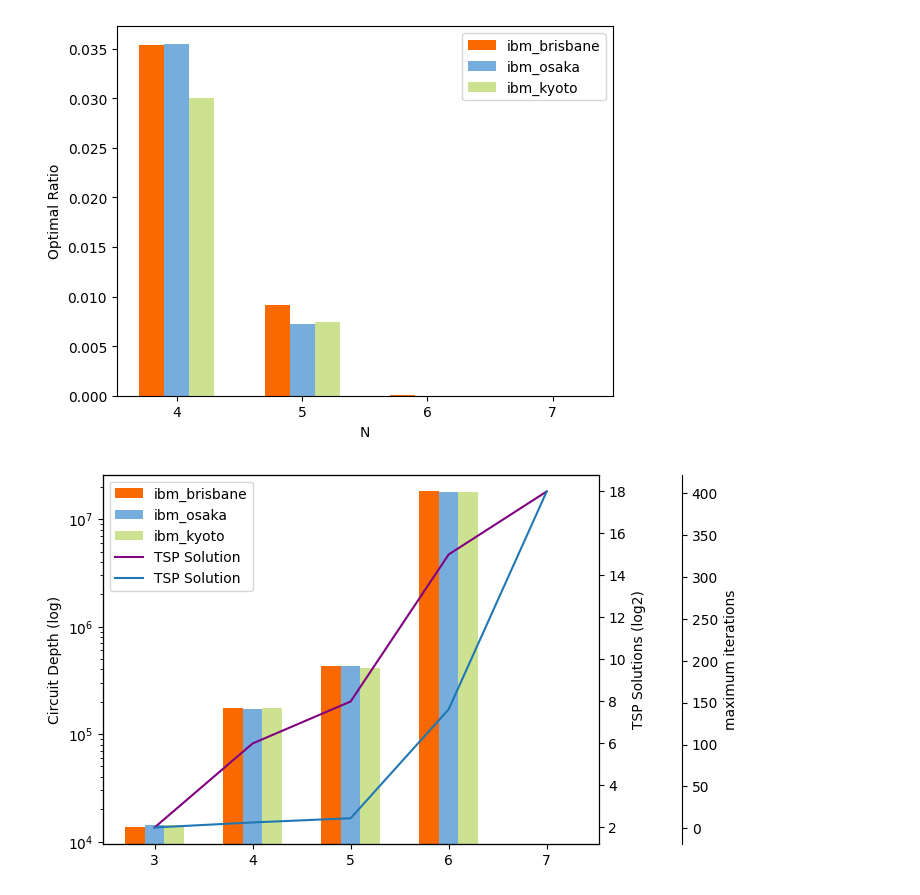
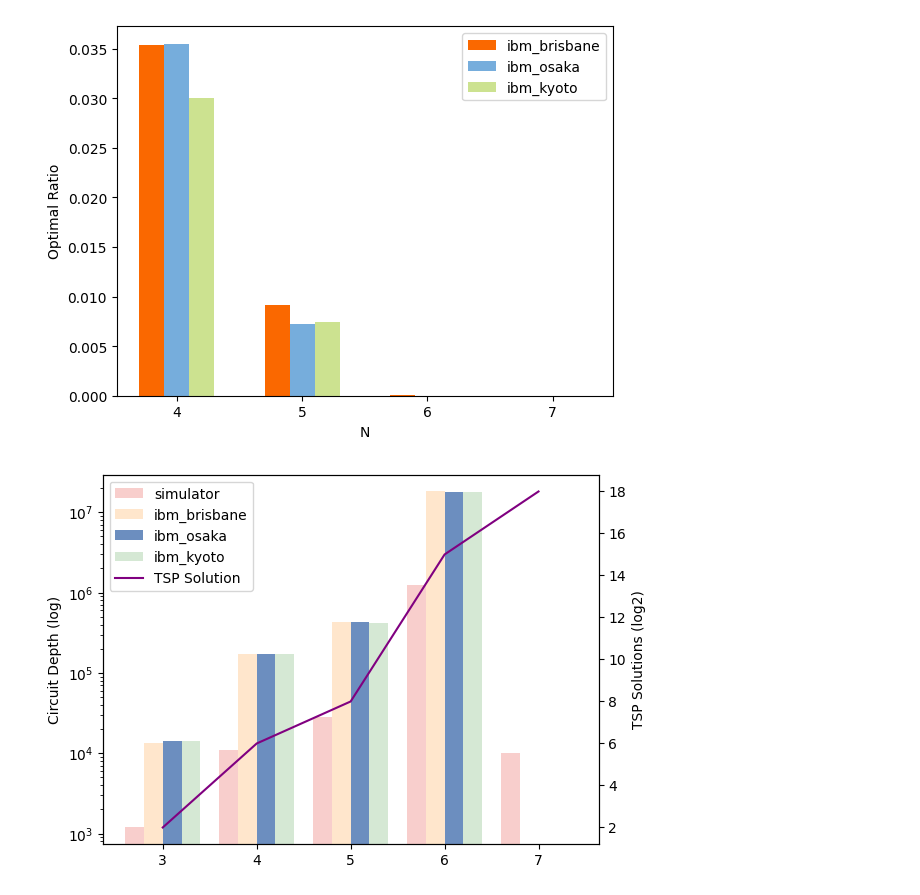
Before and after one commit to ragesi/TSP-Solution, a Jupyter notebook: demo/experiment-figure.ipynb, the cells around one changed output. Cells and saved outputs as stored; diff of their text form; code cells hidden in the pictures.

```diff
--- a/demo/experiment-figure.ipynb
+++ b/demo/experiment-figure.ipynb
@@ -263,44 +263,39 @@ plt.show()
 x = [3, 4, 5, 6, 7]
 simulator = [1193, 11062, 28617, 1229822, 10000]
 brisbane = [13517, 174332, 427203, 18123135, 0]
 osaka = [14262, 169870, 427295, 17759765, 0]
 kyoto = [14293, 173674, 415044, 17735470, 0]
 
 solutions = [2, 6, 8, 15, 18]
 
 max_iteration = [1, 7, 12, 142, 402]
 
 fig, ax1 = plt.subplots()
 
-ax1.bar(np.array(x) - 0.2, brisbane, width=0.2, label='ibm_brisbane', color='#FA6800')
-ax1.bar(np.array(x), osaka, width=0.2, label='ibm_osaka', color='#76ADDC')
-ax1.bar(np.array(x) + 0.2, kyoto, width=0.2, label='ibm_kyoto', color='#CCE290')
+ax1.bar(np.array(x) - 0.3, simulator, width=0.2, label='simulator', color='#F8CECC')
+ax1.bar(np.array(x) - 0.1, brisbane, width=0.2, label='ibm_brisbane', color='#FFE6CC')
+ax1.bar(np.array(x) + 0.1, osaka, width=0.2, label='ibm_osaka', color='#6C8EBF')
+ax1.bar(np.array(x) + 0.3, kyoto, width=0.2, label='ibm_kyoto', color='#D5E8D4')
 ax1.set_ylabel('Circuit Depth (log)')
 ax1.set_yscale('log')
 
 ax2 = ax1.twinx()
 ax2.plot(x, solutions, color='purple', label='TSP Solution')
 ax2.set_ylabel('TSP Solutions (log2)')
 
-ax3 = ax1.twinx()
-ax3.plot(x, max_iteration, label='maximum iterations')
-ax3.set_ylabel('maximum iterations')
-ax3.spines['right'].set_position(('outward', 60))
-
 bars, _ = ax1.get_legend_handles_labels()
 lines2, labels2 = ax2.get_legend_handles_labels()
-lines3, labels3 = ax3.get_legend_handles_labels()
-ax1.legend(bars + lines2 + lines3, ['ibm_brisbane', 'ibm_osaka', 'ibm_kyoto', 'TSP Solution'] + labels2 + labels3, loc='upper left')
+ax1.legend(bars + lines2, ['simulator', 'ibm_brisbane', 'ibm_osaka', 'ibm_kyoto'] + labels2, loc='upper left')
 
 # ax1.legend(['ibm_brisbane', 'ibm_osaka', 'ibm_kyoto'])
 # plt.xticks(range(4, 8))
 # plt.xlabel('N')
 # plt.ylabel('Optimal Ratio (log)')
 # plt.yscale('log')
 
 plt.show()
 # %% [output]
-[figure, old version]
+[figure, new version]
 # %%
 """ Qubit Number """
 
```
